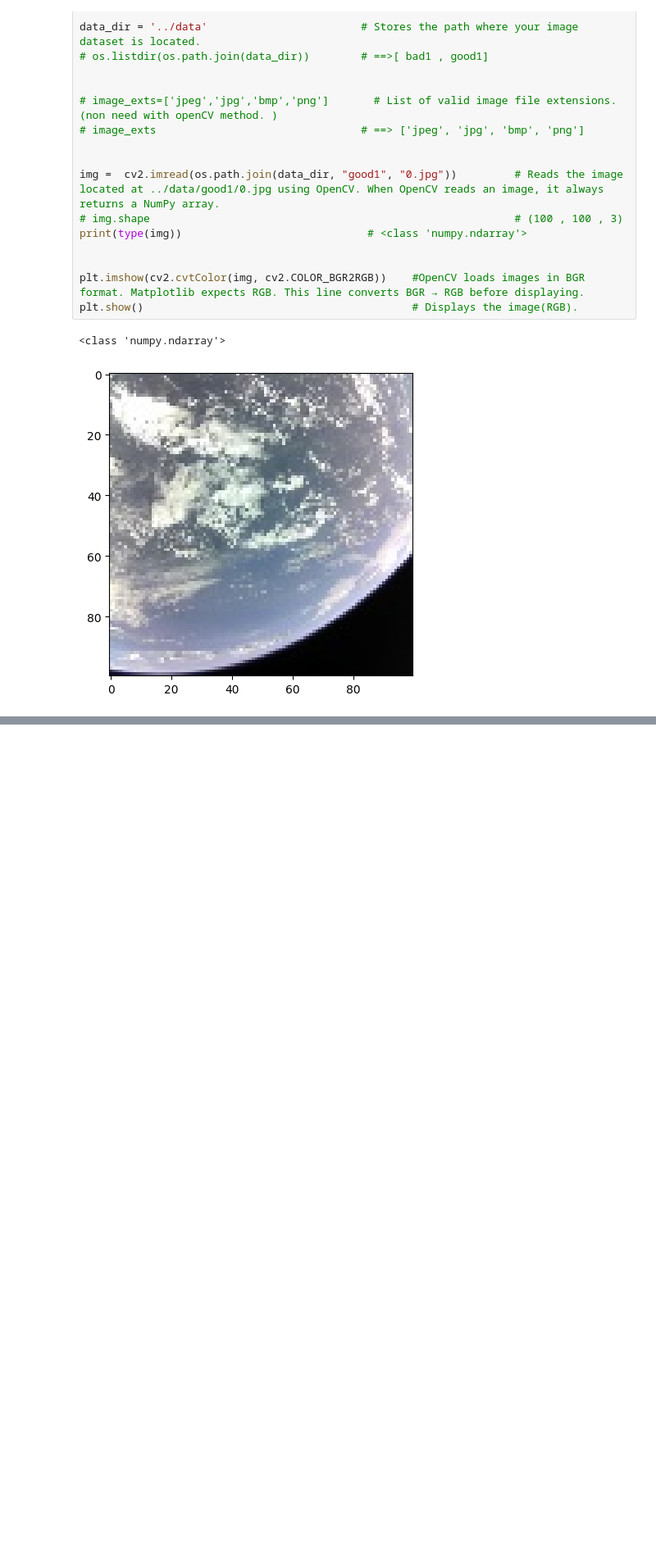
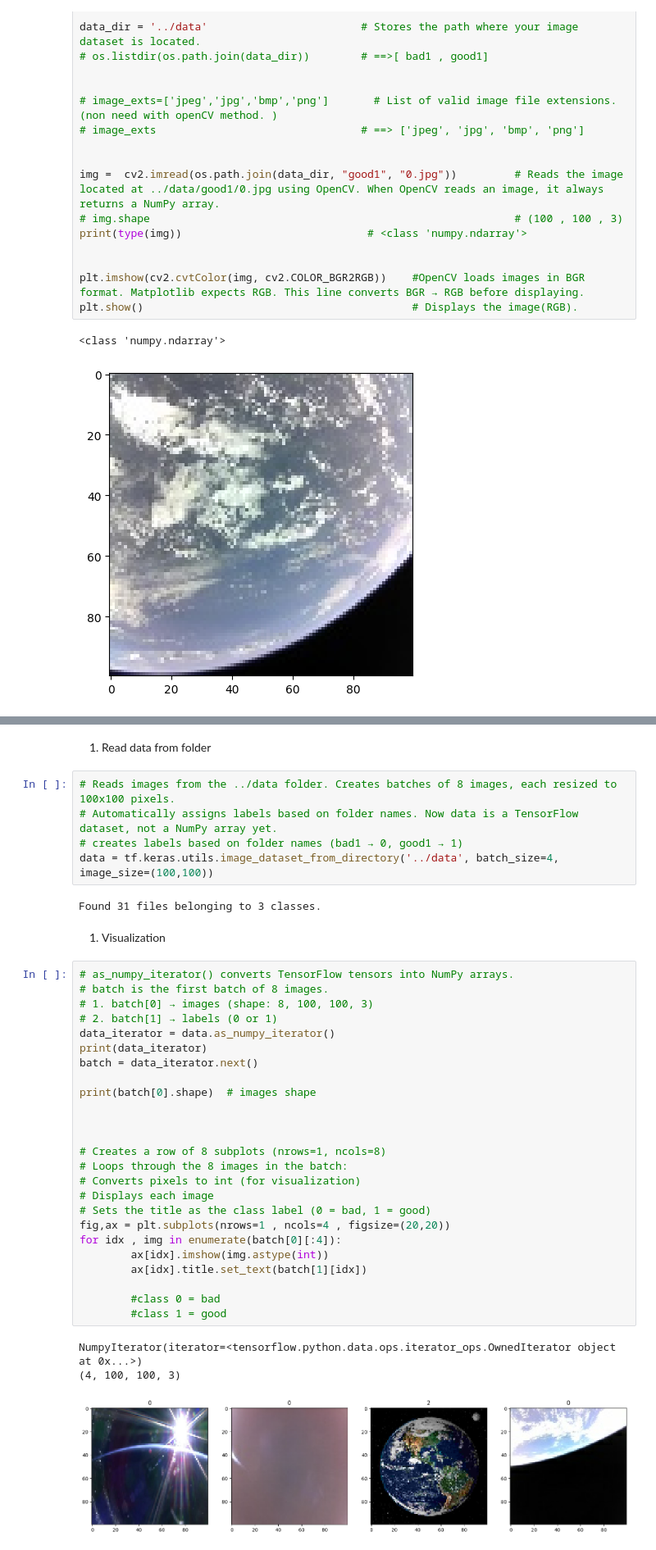
Before and after one commit to Risabstha/ImageClassification, a Jupyter notebook: src/test.ipynb, the cells around one changed output, grey strips where cells are left out. Shown at 82% size. Cells and saved outputs as stored; diff of their text form; blank space fills up the shorter version.

```diff
--- a/src/test.ipynb
+++ b/src/test.ipynb
@@ -116,0 +82,40 @@ if CLEAN_DATASET:
+# %% [markdown]
+1. Read data from folder
+# %%
+# Reads images from the ../data folder. Creates batches of 8 images, each resized to 100x100 pixels.
+# Automatically assigns labels based on folder names. Now data is a TensorFlow dataset, not a NumPy array yet.
+# creates labels based on folder names (bad1 → 0, good1 → 1)
+data = tf.keras.utils.image_dataset_from_directory('../data', batch_size=4, image_size=(100,100))
+# %% [output]
+Found 31 files belonging to 3 classes.
+# %% [markdown]
+1. Visualization
+# %%
+# as_numpy_iterator() converts TensorFlow tensors into NumPy arrays.
+# batch is the first batch of 8 images.
+# 1. batch[0] → images (shape: 8, 100, 100, 3)
+# 2. batch[1] → labels (0 or 1)
+data_iterator = data.as_numpy_iterator()
+print(data_iterator)
+batch = data_iterator.next()
+
+print(batch[0].shape)  # images shape
+
+
+
+# Creates a row of 8 subplots (nrows=1, ncols=8)
+# Loops through the 8 images in the batch:
+# Converts pixels to int (for visualization)
+# Displays each image
+# Sets the title as the class label (0 = bad, 1 = good)
+fig,ax = plt.subplots(nrows=1 , ncols=4 , figsize=(20,20))
+for idx , img in enumerate(batch[0][:4]):
+        ax[idx].imshow(img.astype(int))
+        ax[idx].title.set_text(batch[1][idx])
+
+        #class 0 = bad
+        #class 1 = good
+# %% [output]
+NumpyIterator(iterator=<tensorflow.python.data.ops.iterator_ops.OwnedIterator object at 0x...>)
+(4, 100, 100, 3)
+[figure, added]
```
Also changed, not shown: parts of 40 cells of this notebook, 27 other files.
